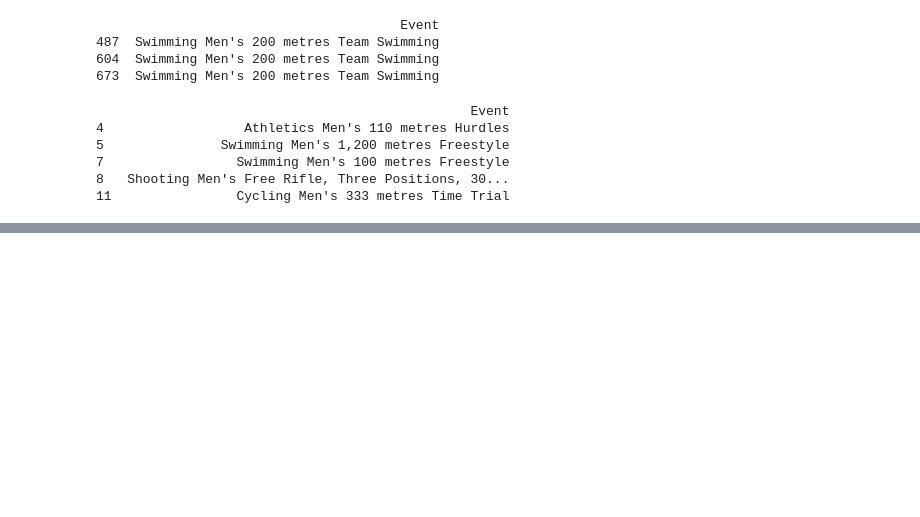
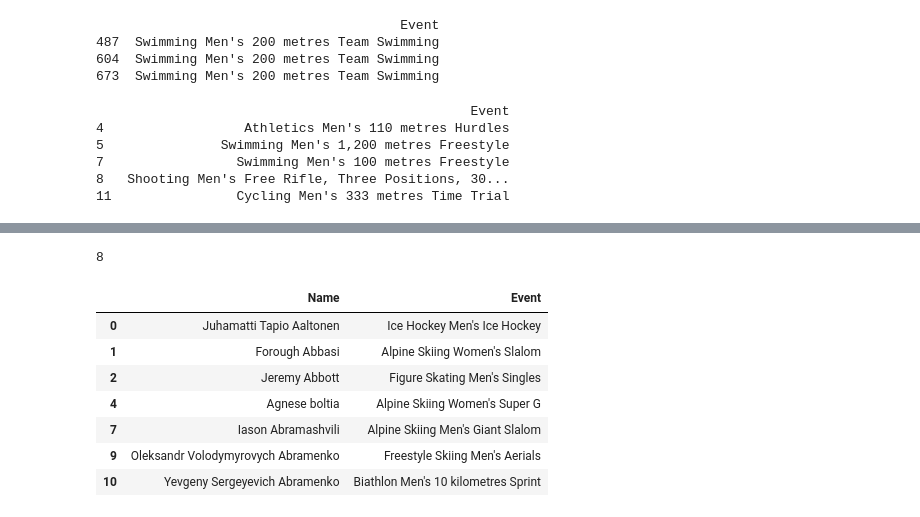
Before and after one commit to Ramya-101999/Python-Class, a Jupyter notebook: Data Cleaning 2.ipynb, the cells around one changed output, grey strips where cells are left out. Cells and saved outputs as stored; diff of their text form; code cells hidden in the pictures; blank space fills up the shorter version.

```diff
--- a/Data Cleaning 2.ipynb
+++ b/Data Cleaning 2.ipynb
@@ -445,3 +473,9 @@ print(df[df["Event"].str.contains(r"\d{3}", regex=True, na=False)][["Event"]].dr
 7                 Swimming Men's 100 metres Freestyle
 8   Shooting Men's Free Rifle, Three Positions, 30...
 11                Cycling Men's 333 metres Time Trial
+# %%
+import pandas as pd
+
+df = pd.read_csv("all_athlete_games.csv", low_memory=False)
+winter = df[(df["Season"]=="Winter") & (df["Year"]==2014)][["Entry ID","Name","Gender","Team","Sport","Event","Medal"]].head(15).reset_index(drop=True)
+print(winter)
@@ -447,0 +500,23 @@ print(df[df["Event"].str.contains(r"\d{3}", regex=True, na=False)][["Event"]].dr
+# %%
+# Problem 1 -
+
+# How many rows in 'winter dataframe' are duplicated based on "Name" column
+
+print(winter.duplicated(subset="Name").sum())
+# %% [output]
+8
+# %%
+# Problem 2 -
+
+# drop duplicate names, keeping only the first event listed for each athlete
+
+winter.drop_duplicates(subset="Name")[["Name","Event"]]
+# %% [output]
+|  | Name | Event |
+| 0 | Juhamatti Tapio Aaltonen | Ice Hockey Men's Ice Hockey |
+| 1 | Forough Abbasi | Alpine Skiing Women's Slalom |
+| 2 | Jeremy Abbott | Figure Skating Men's Singles |
+| 4 | Agnese boltia | Alpine Skiing Women's Super G |
+| 7 | Iason Abramashvili | Alpine Skiing Men's Giant Slalom |
+| 9 | Oleksandr Volodymyrovych Abramenko | Freestyle Skiing Men's Aerials |
+| 10 | Yevgeny Sergeyevich Abramenko | Biathlon Men's 10 kilometres Sprint |
```
Also changed, not shown: parts of 11 cells of this notebook.
